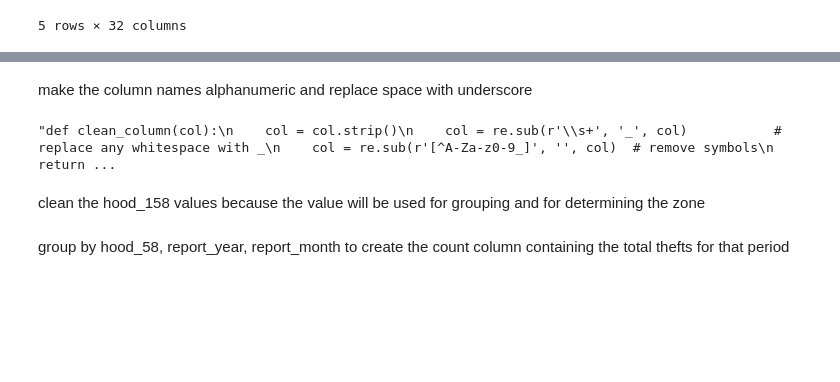
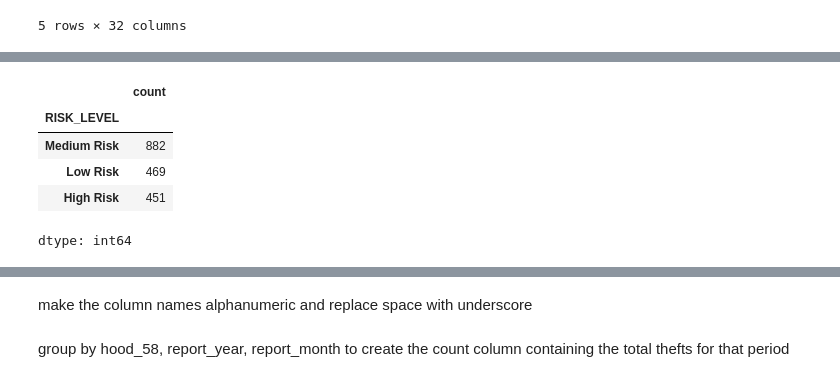
Before and after one commit to JoelDrake302/ML-AutoTheft, a Jupyter notebook: Auto_theft.ipynb, the cells around one changed output, grey strips where cells are left out. Cells and saved outputs as stored; diff of their text form; code cells hidden in the pictures; blank space fills up the shorter version.

Commit message:
Cleansed the dataset

```diff
--- a/Auto_theft.ipynb
+++ b/Auto_theft.ipynb
@@ -36,0 +114,14 @@ df.head()
+# %%
+Q1 = grouped_df['COUNT'].quantile(0.25)
+Q3 = grouped_df['COUNT'].quantile(0.75)
+
+def assign_risk_level(count):
+    if count <= Q1:
+        return 'Low Risk'
+    elif count > Q1 and count <= Q3:
+        return 'Medium Risk'
+    else:
+        return 'High Risk'
+
+grouped_df['RISK_LEVEL'] = grouped_df['COUNT'].apply(assign_risk_level)
+print(grouped_df.head())
@@ -36,0 +142,9 @@ df.head()
+# %%
+grouped_df['RISK_LEVEL'].value_counts()
+# %% [output]
+|  | count |
+| RISK_LEVEL |  |
+| Medium Risk | 882 |
+| Low Risk | 469 |
+| High Risk | 451 |
+dtype: int64
@@ -64,19 +182,6 @@ m
 [interactive output not drawn]
 # %% [markdown]
 make the column names alphanumeric and replace space with underscore
-# %%
-#Clean column names
-'''def clean_column(col):
-    col = col.strip()
-    col = re.sub(r'\s+', '_', col)           # replace any whitespace with _
-    col = re.sub(r'[^A-Za-z0-9_]', '', col)  # remove symbols
-    return col
-
-df.columns = [clean_column(c) for c in df.columns]'''
-# %% [output]
-"def clean_column(col):\n    col = col.strip()\n    col = re.sub(r'\\s+', '_', col)           # replace any whitespace with _\n    col = re.sub(r'[^A-Za-z0-9_]', '', col)  # remove symbols\n    return ...
-# %% [markdown]
-clean the hood_158 values because the value will be used for grouping and for determining the zone
 # %%
 df['HOOD_158'] = pd.to_numeric(df['HOOD_158'], errors='coerce')
 df = df.dropna(subset=['HOOD_158'])     # remove rows where conversion failed
```
Also changed, not shown: parts of 13 cells of this notebook.
